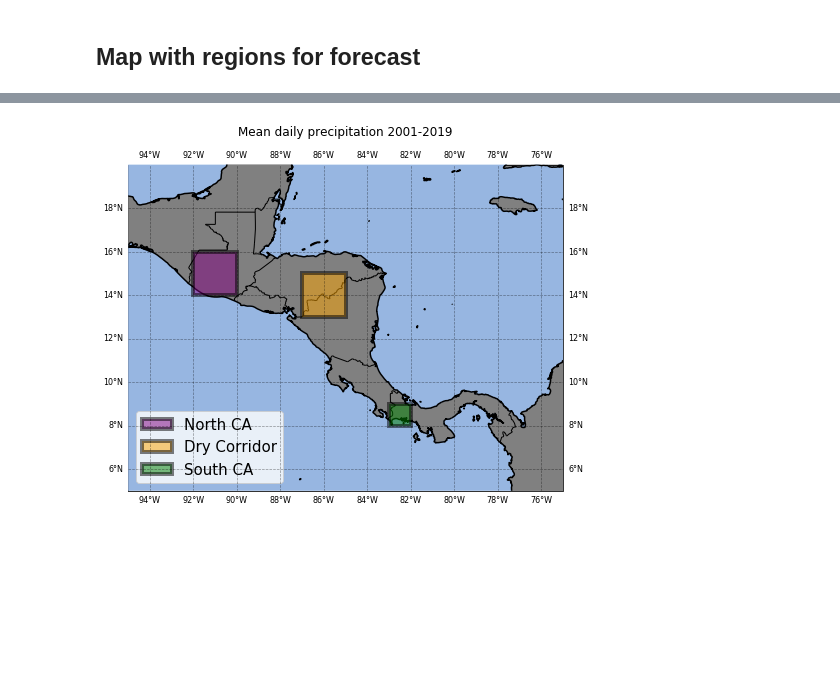
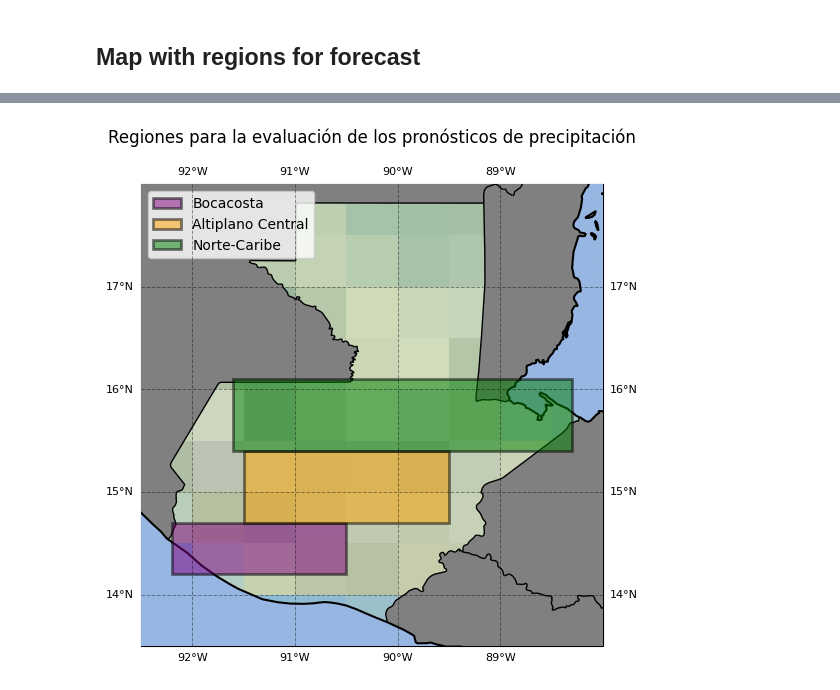
Before and after one commit to Guitlle/insivumeh_proyecto_eps, a Jupyter notebook: reports/maps-regions-guatemala-forecast.ipynb, the cells around one changed output, grey strips where cells are left out. Drawn from its saved outputs; the diff is of its cells as text; code cells hidden in the pictures; blank space fills up the shorter version.

```diff
--- a/reports/maps-regions-guatemala-forecast.ipynb
+++ b/reports/maps-regions-guatemala-forecast.ipynb
@@ -19,18 +275,18 @@ warnings.filterwarnings('ignore')
 # %%
-# map extent a bit larger than dataset
-extent = [-95,-75, 5, 20]
+extent = [-92.5,-88, 13.5, 18 ]
 
-plt.figure( figsize=(12,6) )
+plt.figure( figsize=(6,6) )
 ax = plt.axes( projection = ccrs.PlateCarree() )
 ax.set_extent(extent)
 
 #ds.precip.mean(dim='time').plot(ax=ax, cmap='YlGnBu', zorder=3, vmax=15)
 
-ax.set_title('Mean daily precipitation 2001-2019', y=1.07)
+ax.set_title('Regiones para la evaluación de los pronósticos de precipitación', y=1.07)
 ax.add_feature(cfeature.OCEAN, zorder=3)
 ax.add_feature(cfeature.LAND, edgecolor='black', color='gray')
 ax.add_feature(cfeature.BORDERS, edgecolor='black', zorder=4)
 ax.coastlines(linewidth=1.5,zorder=4)
+ax.stock_img()
 
 # Add mask for countries outside Central America
 shpfilename = shpreader.natural_earth( resolution='10m',
@@ -38,7 +294,7 @@ shpfilename = shpreader.natural_earth( resolution='10m',
                                 name='admin_0_countries')
 reader = shpreader.Reader(shpfilename)
 countries = reader.records()
-countries_masked = ['MEX', 'COL' ]
+countries_masked = ['MEX', 'HND', 'SLV', 'BLZ' ]
 for country in countries:
         if country.attributes['ADM0_A3'] in countries_masked:
                 ax.add_geometries(country.geometry, ccrs.PlateCarree(),
@@ -54,38 +310,38 @@ gl = ax.gridlines(crs=ccrs.PlateCarree(), draw_labels=True,
 
 
 
 #NINO34 region
-rdic = {'North CA': [-92, -90, 14, 16 ],
-        'Dry Corridor':[-87,-85, 13, 15],
-        'South CA': [-83,-82, 8, 9]}
+rdic = {'Bocacosta': [-92.2, -90.5, 14.2, 14.7 ],
+        'Altiplano Central':[-91.5,-89.5, 14.7, 15.4],
+        'Norte-Caribe': [-91.6,-88.3, 15.4, 16.1]}
 
 colors = ['purple', 'orange', 'green']
 i=0
 
 for region in rdic:
 
     ax.add_patch(   Rectangle( (rdic[region][0], rdic[region][2]),
                             rdic[region][1]-rdic[region][0],
                             rdic[region][3]-rdic[region][2],
-                facecolor=colors[i], lw=4.0,
+                facecolor=colors[i], lw=2.0,
                 edgecolor='black', alpha=0.5,
                 label=region, zorder=5))
     i+=1
 
-ax.legend(loc='lower left', fontsize=15)
+ax.legend(loc='upper left', fontsize=10)
 
 
-lal=np.arange(4,22,2)
-lol=np.arange(-94,74,2)
+lal=np.arange(4,22,1)
+lol=np.arange(-94,74,1)
 gl.ylocator = mpl.ticker.FixedLocator(lal )
 gl.xlocator = mpl.ticker.FixedLocator(lol )
 
 
 gl.xformatter = cm.gridliner.LONGITUDE_FORMATTER
 gl.yformatter = cm.gridliner.LATITUDE_FORMATTER
 gl.xlabel_style = {'size': 8, 'color': 'black'}
 gl.ylabel_style = {'size': 8, 'color': 'black'}
 
 #plt.savefig('ca_mean-daily-prep_2001-2019.png')
 # %% [output]
-[figure, old version]
+[figure, new version]
```
Also changed, not shown: parts of 5 cells of this notebook, 1 other file.
